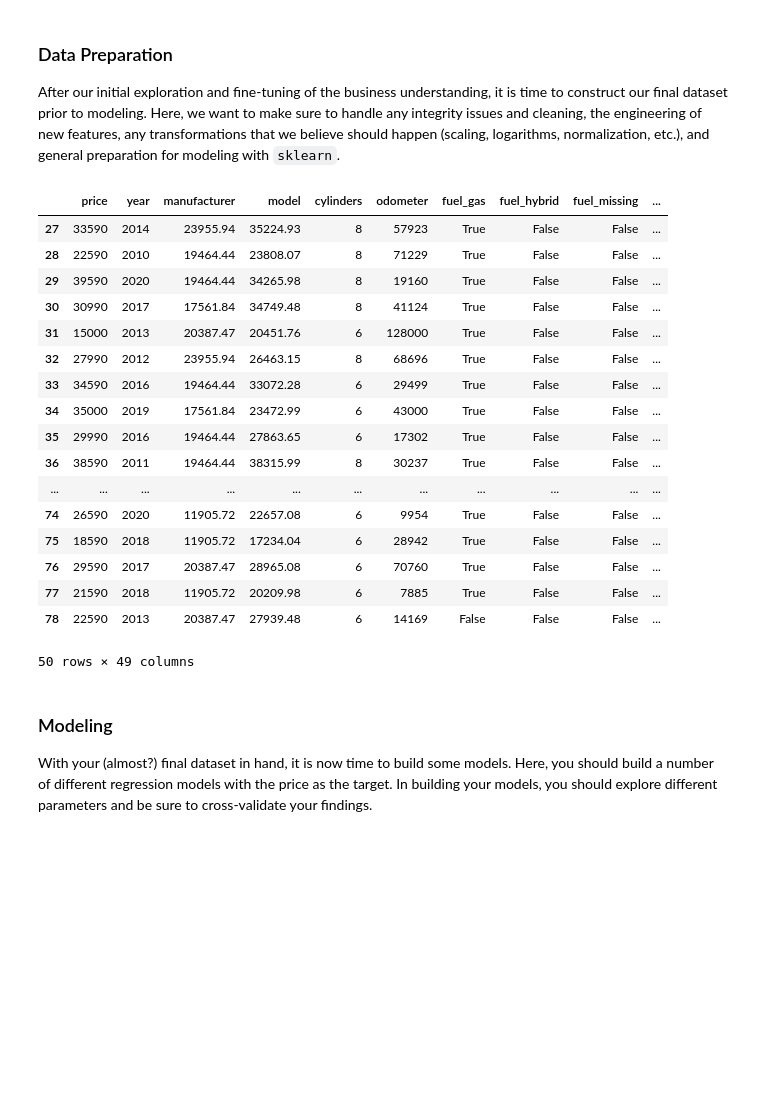
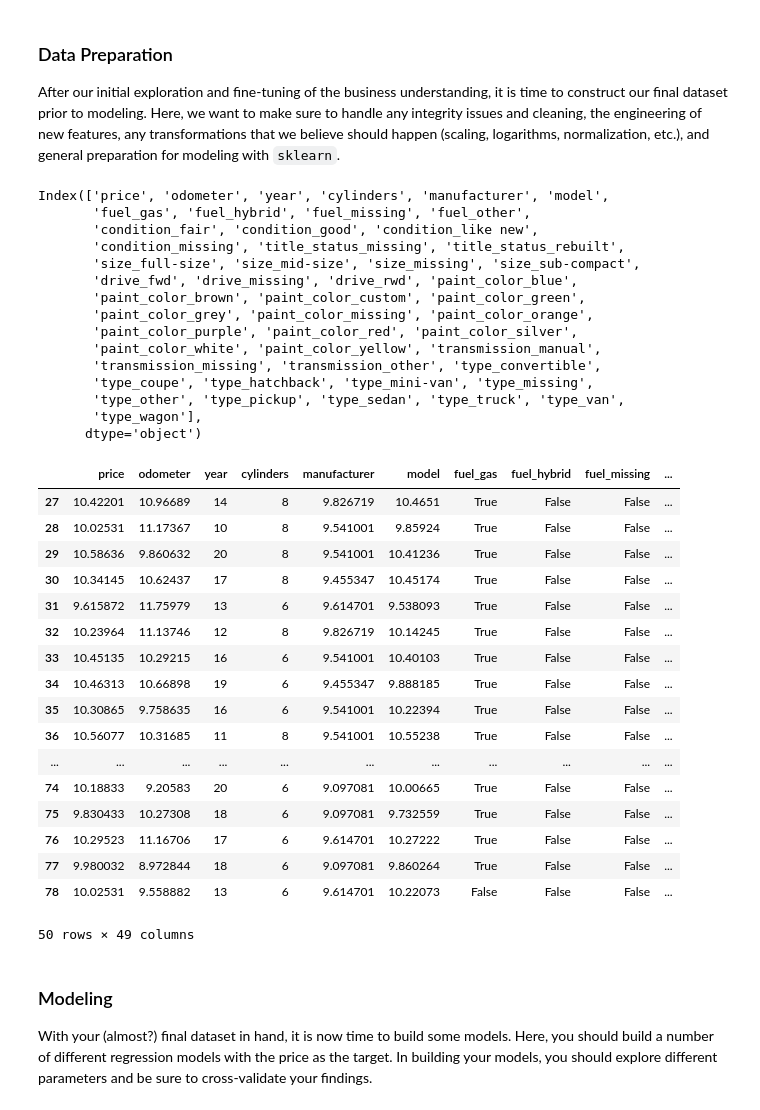
Before and after one commit to rosschu/placeholder2, a Jupyter notebook: usedcars.ipynb, the cells around one changed output. Drawn from its saved outputs; the diff is of its cells as text; code cells hidden in the pictures; blank space fills up the shorter version.

```diff
--- a/usedcars.ipynb
+++ b/usedcars.ipynb
@@ -333,6 +332,13 @@ df = df[~df['fuel'].isin(['electric'])]
 df['cylinders'] = df['cylinders'].str.replace(' cylinders', '')
 df['cylinders'] = df['cylinders'].str.replace('other', '')
 df['cylinders'] = pd.to_numeric(df['cylinders'], errors='coerce')
+# %%
+# Log transformations for price and odometer
+df['price'] = np.log(1+df['price'])
+df['odometer'] = np.log(1+df['odometer'])
+
+# Year should be relative to 2000
+df['year'] = df['year'] - 2000
 # %%
 # Fill in missing cylinders with median
 df['cylinders'] = df['cylinders'].fillna(df['cylinders'].median())
@@ -351,27 +357,46 @@ df['manufacturer'] = df.groupby('manufacturer')['price'].transform('mean')
 # One-hot encode other categorical predictors (drop first category to avoid collinearity)
 categ_onehot = list(set(categ_cols)-{'manufacturer','model'})
 df = pd.get_dummies(df, columns=categ_onehot, drop_first=True)
-# %%
-df.head(50)
-# %% [output]
-|  | price | year | manufacturer | model | cylinders | odometer | fuel_gas | fuel_hybrid | fuel_missing | ... |
-| 27 | 33590 | 2014 | 23955.94 | 35224.93 | 8 | 57923 | True | False | False | ... |
-| 28 | 22590 | 2010 | 19464.44 | 23808.07 | 8 | 71229 | True | False | False | ... |
-| 29 | 39590 | 2020 | 19464.44 | 34265.98 | 8 | 19160 | True | False | False | ... |
-| 30 | 30990 | 2017 | 17561.84 | 34749.48 | 8 | 41124 | True | False | False | ... |
-| 31 | 15000 | 2013 | 20387.47 | 20451.76 | 6 | 128000 | True | False | False | ... |
-| 32 | 27990 | 2012 | 23955.94 | 26463.15 | 8 | 68696 | True | False | False | ... |
-| 33 | 34590 | 2016 | 19464.44 | 33072.28 | 6 | 29499 | True | False | False | ... |
-| 34 | 35000 | 2019 | 17561.84 | 23472.99 | 6 | 43000 | True | False | False | ... |
-| 35 | 29990 | 2016 | 19464.44 | 27863.65 | 6 | 17302 | True | False | False | ... |
-| 36 | 38590 | 2011 | 19464.44 | 38315.99 | 8 | 30237 | True | False | False | ... |
-| ... | ... | ... | ... | ... | ... | ... | ... | ... | ... | ... |
-| 74 | 26590 | 2020 | 11905.72 | 22657.08 | 6 | 9954 | True | False | False | ... |
-| 75 | 18590 | 2018 | 11905.72 | 17234.04 | 6 | 28942 | True | False | False | ... |
-| 76 | 29590 | 2017 | 20387.47 | 28965.08 | 6 | 70760 | True | False | False | ... |
-| 77 | 21590 | 2018 | 11905.72 | 20209.98 | 6 | 7885 | True | False | False | ... |
-| 78 | 22590 | 2013 | 20387.47 | 27939.48 | 6 | 14169 | False | False | False | ... |
-50 rows × 49 columns
+# %%
+firstcols = ['price','odometer','year','cylinders','manufacturer','model']
+colorder = firstcols + [col for col in df.columns if col not in firstcols]
+df = df[colorder]
+display(df.columns)
+df.head(50)
+# %% [output]
+Index(['price', 'odometer', 'year', 'cylinders', 'manufacturer', 'model',
+       'fuel_gas', 'fuel_hybrid', 'fuel_missing', 'fuel_other',
+       'condition_fair', 'condition_good', 'condition_like new',
+       'condition_missing', 'title_status_missing', 'title_status_rebuilt',
+       'size_full-size', 'size_mid-size', 'size_missing', 'size_sub-compact',
+       'drive_fwd', 'drive_missing', 'drive_rwd', 'paint_color_blue',
+       'paint_color_brown', 'paint_color_custom', 'paint_color_green',
+       'paint_color_grey', 'paint_color_missing', 'paint_color_orange',
+       'paint_color_purple', 'paint_color_red', 'paint_color_silver',
+       'paint_color_white', 'paint_color_yellow', 'transmission_manual',
+       'transmission_missing', 'transmission_other', 'type_convertible',
+       'type_coupe', 'type_hatchback', 'type_mini-van', 'type_missing',
+       'type_other', 'type_pickup', 'type_sedan', 'type_truck', 'type_van',
+       'type_wagon'],
+      dtype='object')
+|  | price | odometer | year | cylinders | manufacturer | model | fuel_gas | fuel_hybrid | fuel_missing | ... |
+| 27 | 10.42201 | 10.96689 | 14 | 8 | 9.826719 | 10.4651 | True | False | False | ... |
+| 28 | 10.02531 | 11.17367 | 10 | 8 | 9.541001 | 9.85924 | True | False | False | ... |
+| 29 | 10.58636 | 9.860632 | 20 | 8 | 9.541001 | 10.41236 | True | False | False | ... |
+| 30 | 10.34145 | 10.62437 | 17 | 8 | 9.455347 | 10.45174 | True | False | False | ... |
+| 31 | 9.615872 | 11.75979 | 13 | 6 | 9.614701 | 9.538093 | True | False | False | ... |
+| 32 | 10.23964 | 11.13746 | 12 | 8 | 9.826719 | 10.14245 | True | False | False | ... |
+| 33 | 10.45135 | 10.29215 | 16 | 6 | 9.541001 | 10.40103 | True | False | False | ... |
+| 34 | 10.46313 | 10.66898 | 19 | 6 | 9.455347 | 9.888185 | True | False | False | ... |
+| 35 | 10.30865 | 9.758635 | 16 | 6 | 9.541001 | 10.22394 | True | False | False | ... |
+| 36 | 10.56077 | 10.31685 | 11 | 8 | 9.541001 | 10.55238 | True | False | False | ... |
+| ... | ... | ... | ... | ... | ... | ... | ... | ... | ... | ... |
+| 74 | 10.18833 | 9.20583 | 20 | 6 | 9.097081 | 10.00665 | True | False | False | ... |
+| 75 | 9.830433 | 10.27308 | 18 | 6 | 9.097081 | 9.732559 | True | False | False | ... |
+| 76 | 10.29523 | 11.16706 | 17 | 6 | 9.614701 | 10.27222 | True | False | False | ... |
+| 77 | 9.980032 | 8.972844 | 18 | 6 | 9.097081 | 9.860264 | True | False | False | ... |
+| 78 | 10.02531 | 9.558882 | 13 | 6 | 9.614701 | 10.22073 | False | False | False | ... |
+50 rows × 49 columns
 # %% [markdown]
 ### Modeling
 
```
Also changed, not shown: parts of 1 cell of this notebook.
